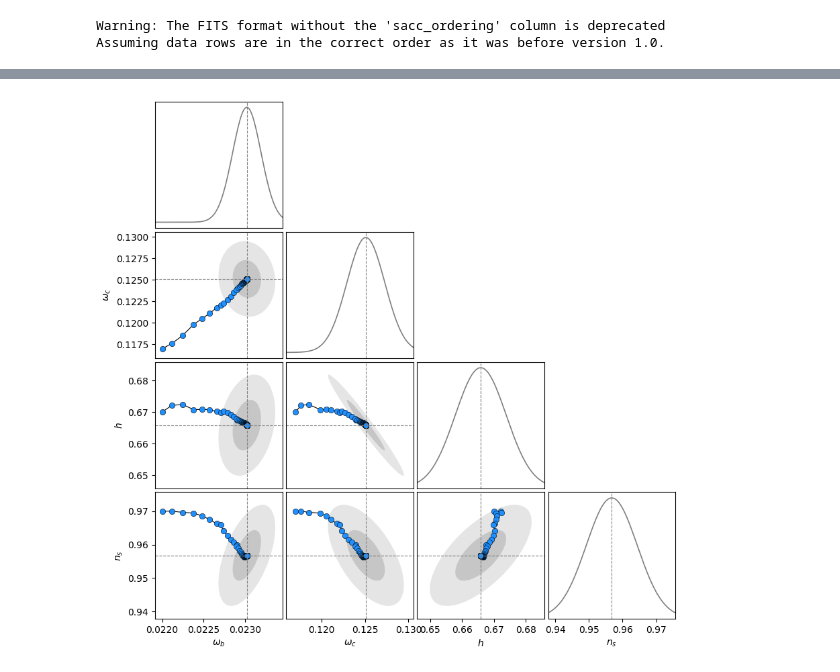
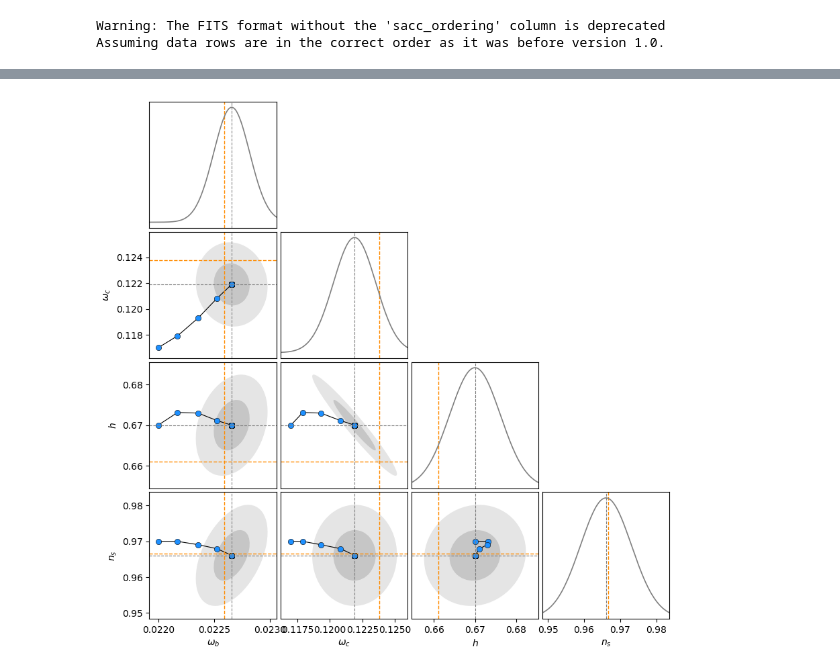
Before and after one commit to HTJense/dflike, a Jupyter notebook: notebooks/03_Cosmology.ipynb, the cells around one changed output, grey strips where cells are left out. Drawn from its saved outputs; the diff is of its cells as text; code cells hidden in the pictures.

```diff
--- a/notebooks/03_Cosmology.ipynb
+++ b/notebooks/03_Cosmology.ipynb
@@ -122,7 +122,7 @@ priors = {
     "a_gte": lambda x: jsc.stats.norm.logpdf(x, loc=0.432, scale=0.03),
     "a_gee": lambda x: jsc.stats.norm.logpdf(x, loc=0.1681, scale=0.017),
 
-    "tau": lambda x: jsc.stats.norm.logpdf(x, loc=0.06, scale=0.01),
+    "tau": lambda x: jsc.stats.norm.logpdf(x, loc=5.44e-2, scale=7e-3),
 }
 # %%
 parameters = cmb_tt.parameters + like.parameters + fg_model.parameters
@@ -287,7 +287,7 @@ theta_baseline = jnp.array([ parameter_values[p] for p in parameters_baseline ])
 # - this is a *minimizer*, so the *maximum* log-posterior is at the *minimum* of -log(P)
 # - we are going to take 100 steps (which should be plenty), and reduce the step size to about 30% of a full step to improve stability.
 # - we include the (optional) prior bounds, which will prevent the minimizer from
-chain = mflike_jax.util.newton_raphson(lambda x: -logpost_baseline(x), theta_baseline, 100, alpha0=0.3, param_ranges=priors_baseline, tqdm=tqdm)
+chain = mflike_jax.util.newton_raphson(lambda x: -logpost_baseline(x), theta_baseline, 100, alpha0=0.2, param_ranges=priors_baseline, tqdm=tqdm)
 # %%
 # We estimate the covariance matrix at the final point.
 H = logpost_hess(chain[-1])
@@ -319,0 +337,10 @@ axes[-1].set_xlabel(r"Step");
+# %%
+fig, axes = plt.subplots(7, 5, figsize=(24, 20), sharex=True, gridspec_kw={"hspace":0.03, "wspace": 0.3})
+
+for i, (par, ax) in enumerate(zip(parameters_baseline, axes.flatten())):
+    ax.set_ylabel(f"${par}$")
+
+    ax.plot(full_chain[:,i], lw=1.2, c="dodgerblue")
+    ax.axhline(full_chain[-1,i], c="grey", lw=1.2)
+    ax.axhline(full_chain[-1,i] - err[i], c="grey", lw=0.8, ls="--")
+    ax.axhline(full_chain[-1,i] + err[i], c="grey", lw=0.8, ls="--")
@@ -336,6 +365,13 @@ def add_ellipse(ax, m, s, cov, nstd=1., **kwargs):
 # %%
 params_toplot = [ "ombh2", "omch2", "h", "ns" ]
 labels = [r"\omega_b", r"\omega_c", r"h", r"n_s"]
+
+louis_means = {
+    "ombh2": 2.259e-2,
+    "omch2": 12.38e-2,
+    "h": 0.6611,
+    "ns": 0.9666
+}
 
 fig, axes = plt.subplots(len(params_toplot), len(params_toplot), figsize=(10, 10), gridspec_kw={"hspace":0.03, "wspace": 0.03})
 
@@ -355,6 +391,7 @@ for i, ipar in enumerate(params_toplot):
             xmax = max(x.max() + 0.5 * err[ix], x[-1] + 2.5 * err[ix])
             ax.set_xlim(xmin, xmax)
             ax.axvline(x[-1], c="grey", lw=0.8, ls="--")
+            ax.axvline(louis_means[ipar], c="darkorange", lw=1.0, ls="--")
 
             x = np.linspace(xmin, xmax, 1000)
             y = np.exp(-0.5 * np.power((x - full_chain[-1,ix]) / err[ix], 2.0))
@@ -365,34 +402,37 @@ for i, ipar in enumerate(params_toplot):
             else:
                 ax.set_xlabel(f"${labels[j]}$")
             ax.set_yticks([])
         else:
             x = full_chain[:,ix]
             y = full_chain[:,jy]
             ax.plot(x, y, marker="o", lw=0.8, color="k", markerfacecolor="dodgerblue", markeredgecolor="k", markeredgewidth=0.4)
             ax.axhline(y[-1], c="grey", lw=0.8, ls="--")
             ax.axvline(x[-1], c="grey", lw=0.8, ls="--")
+
+            ax.axhline(louis_means[ipar], c="darkorange", lw=1.0, ls="--")
+            ax.axvline(louis_means[jpar], c="darkorange", lw=1.0, ls="--")
 
             xmin = min(x.min() - 0.5 * err[ix], x[-1] - 2.5 * err[ix])
             xmax = max(x.max() + 0.5 * err[ix], x[-1] + 2.5 * err[ix])
             ax.set_xlim(xmin, xmax)
 
             ymin = min(y.min() - 0.5 * err[jy], y[-1] - 2.5 * err[jy])
             ymax = max(y.max() + 0.5 * err[jy], y[-1] + 2.5 * err[jy])
             ax.set_ylim(ymin, ymax)
 
             add_ellipse(ax, [x[-1], y[-1]], [err[ix], err[jy]], cov[i,j], nstd=1., fc="grey", alpha=0.3)
             add_ellipse(ax, [x[-1], y[-1]], [err[ix], err[jy]], cov[i,j], nstd=2., fc="grey", alpha=0.2)
 
             if j > 0:
                 ax.set_yticks([])
             else:
                 ax.set_ylabel(f"${labels[i]}$")
             if i < len(params_toplot)-1:
                 ax.set_xticks([])
             else:
                 ax.set_xlabel(f"${labels[j]}$")
 # %% [output]
-[figure, old version]
+[figure, new version]
 # %%
 # The sampler we are going to use is designed to work on N(0,1) parameters.
 # We can normalize the parameters around our starting point,
```
Also changed, not shown: parts of 3 cells of this notebook, 8 other files.
